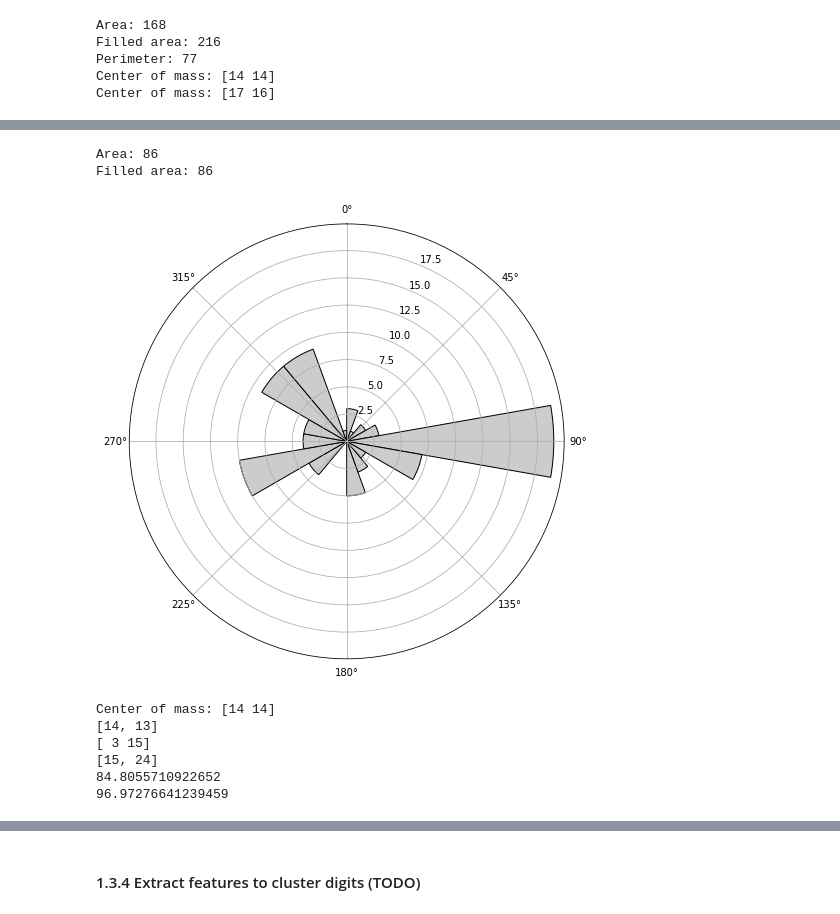
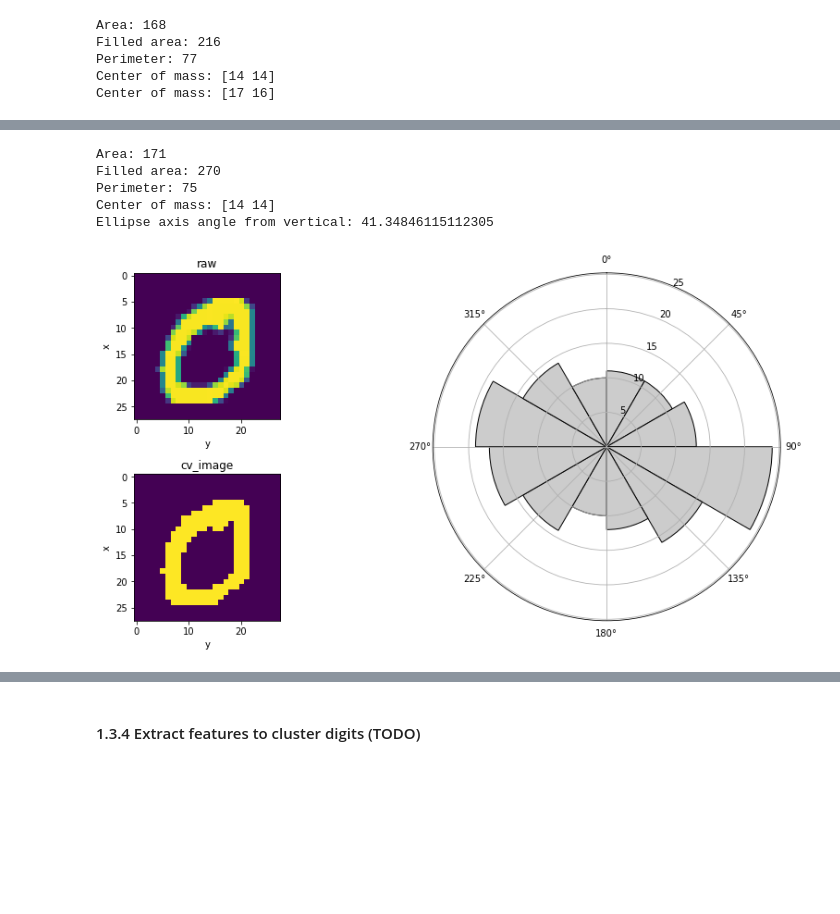
Before and after one commit to LTS5/iapr, a Jupyter notebook: labs/lab_02_object_description.ipynb, the cells around one changed output, grey strips where cells are left out. Saved outputs shown, nothing was run; the diff lists cells and outputs as text; code cells hidden in the pictures; blank space fills up the shorter version.

```diff
--- a/labs/lab_02_object_description.ipynb
+++ b/labs/lab_02_object_description.ipynb
@@ -681,34 +603,41 @@ Text(0, 0.5, 'x')
-# %%
-print('Area:', compute_area(bool_im1))
-print('Filled area:', compute_filled_area(bool_im1))
-hist, bin_edges = compute_histogram(bool_im1, angle_ell, bin_num=18)
-viz_deg_dist(hist, bin_edges)
-# %% [output]
-Area: 86
-Filled area: 86
-[figure, removed]
-# %%
-com = compute_com(bool_im1)
-print('Center of mass:', com)
-trans_com = img_cor_trans(com)
-print(trans_com)
-pixels1 = np.argwhere(bool_im1==1)
-## single
-pixel1_0 = pixels1[0]
-print(pixel1_0)
-trans_pixel1_0 = img_cor_trans(pixel1_0)
-print(trans_pixel1_0)
-
-y = trans_pixel1_0[1] - trans_com[1]
-x = trans_pixel1_0[0] - trans_com[0]
-ang = np.arctan2(y, x) * 180 / np.pi
-print(ang)
-corr_ang = angle_ell + ang
-print(corr_ang)
-# %% [output]
-Center of mass: [14 14]
-[14, 13]
-[ 3 15]
-[15, 24]
-84.8055710922652
-96.97276641239459
+# %%
+im0 = zeros_im[5]
+print('Area:', compute_area(im0))
+print('Filled area:', compute_filled_area(im0))
+print('Perimeter:', compute_perimeter(im0))
+print('Center of mass:', compute_com(im0))
+
+bool_im0 = img_as_bool(im0)
+im0_array = Image.fromarray(np.uint8(bool_im0*255))
+cv_image = np.array(im0_array)
+
+## calculate angles to obtain hist
+angle_ell = compute_rotate_angles(im0, use_ellipse=True)
+print("Ellipse axis angle from vertical:", angle_ell)
+hist, bin_edges = compute_histogram(im0, bin_num=12)
+
+## viz
+fig = plt.figure(figsize=(12, 6), constrained_layout=True)
+spec = fig.add_gridspec(2, 3)
+
+ax00 = fig.add_subplot(spec[0, 0])
+ax00.imshow(im0)
+ax00.set_title('raw')
+ax00.set_xlabel('y')
+ax00.set_ylabel('x')
+
+ax01 = fig.add_subplot(spec[1, 0])
+ax01.imshow(cv_image)
+ax01.set_title('cv_image')
+ax01.set_xlabel('y')
+ax01.set_ylabel('x')
+
+ax1 = fig.add_subplot(spec[:, 1:], projection='polar')
+viz_deg_dist(hist, bin_edges, ax=ax1)
+# %% [output]
+Area: 171
+Filled area: 270
+Perimeter: 75
+Center of mass: [14 14]
+Ellipse axis angle from vertical: 41.34846115112305
+[figure, added]
```
Also changed, not shown: parts of 7 cells of this notebook, 1 other file.
